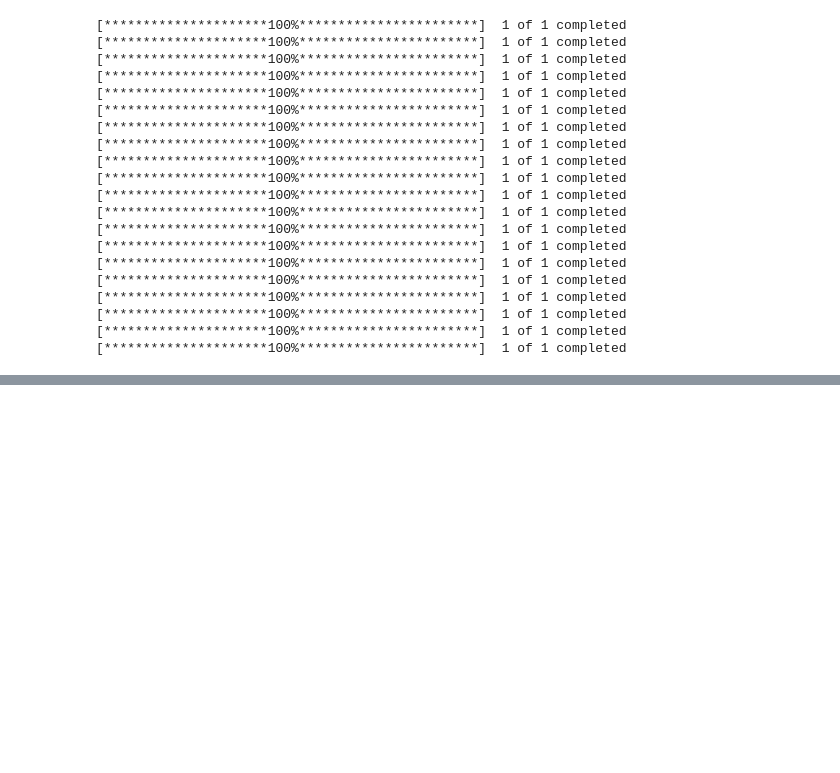
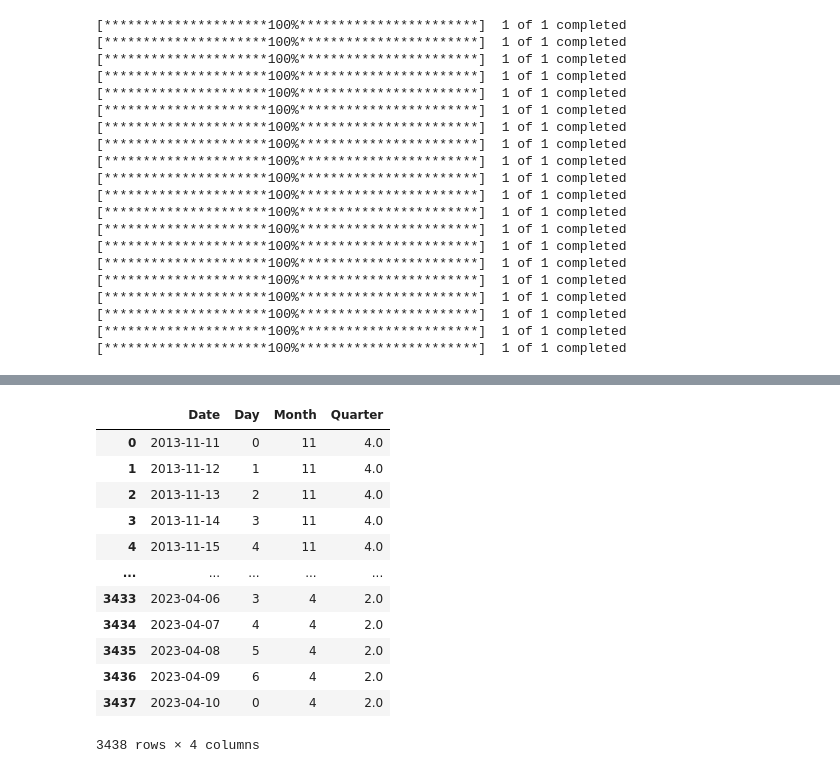
Before and after one commit to zarbin/UTA_Project-4, a Jupyter notebook: sandbox/mike/crypto_mike3.ipynb, the cells around one changed output, grey strips where cells are left out. Drawn from its saved outputs; the diff is of its cells as text; code cells hidden in the pictures; blank space fills up the shorter version.

```diff
--- a/sandbox/mike/crypto_mike3.ipynb
+++ b/sandbox/mike/crypto_mike3.ipynb
@@ -328,6 +406,30 @@ df_class_scaled.hvplot.scatter(
 
 # OECD trust in government
 # https://data.oecd.org/gga/trust-in-government.htm
+# %%
+## Date / Time
+dates2 = dates.copy()
+dates2['Day'] = pd.to_datetime(dates2['Date']).dt.dayofweek
+dates2['Month'] = pd.to_datetime(dates2['Date']).dt.month
+dates2.loc[dates2['Month'] >= 10, 'Quarter'] = 4
+dates2.loc[dates2['Month'] <= 9, 'Quarter'] = 3
+dates2.loc[dates2['Month'] <= 6, 'Quarter'] = 2
+dates2.loc[dates2['Month'] <= 3, 'Quarter'] = 1
+dates2
+# %% [output]
+|  | Date | Day | Month | Quarter |
+| 0 | 2013-11-11 | 0 | 11 | 4.0 |
+| 1 | 2013-11-12 | 1 | 11 | 4.0 |
+| 2 | 2013-11-13 | 2 | 11 | 4.0 |
+| 3 | 2013-11-14 | 3 | 11 | 4.0 |
+| 4 | 2013-11-15 | 4 | 11 | 4.0 |
+| ... | ... | ... | ... | ... |
+| 3433 | 2023-04-06 | 3 | 4 | 2.0 |
+| 3434 | 2023-04-07 | 4 | 4 | 2.0 |
+| 3435 | 2023-04-08 | 5 | 4 | 2.0 |
+| 3436 | 2023-04-09 | 6 | 4 | 2.0 |
+| 3437 | 2023-04-10 | 0 | 4 | 2.0 |
+3438 rows × 4 columns
 # %%
 ## Consumer Sentiment Data
 # http://www.sca.isr.umich.edu/tables.html
```
Also changed, not shown: parts of 12 cells of this notebook, 27 other files.
